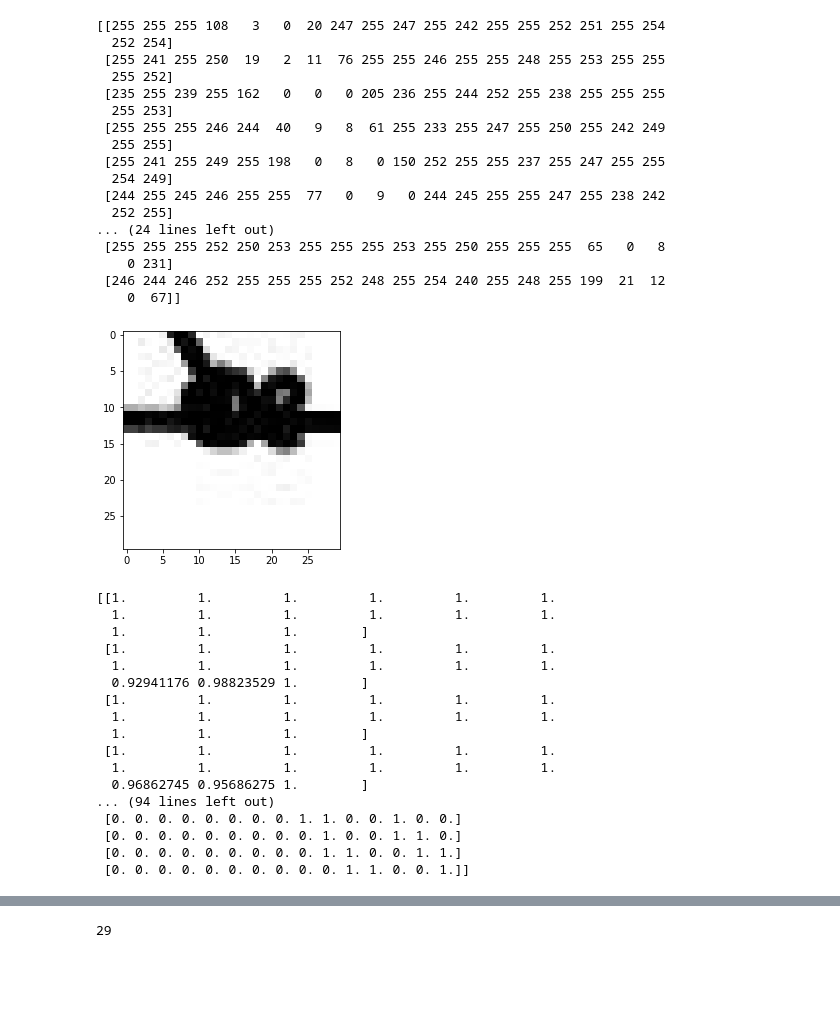
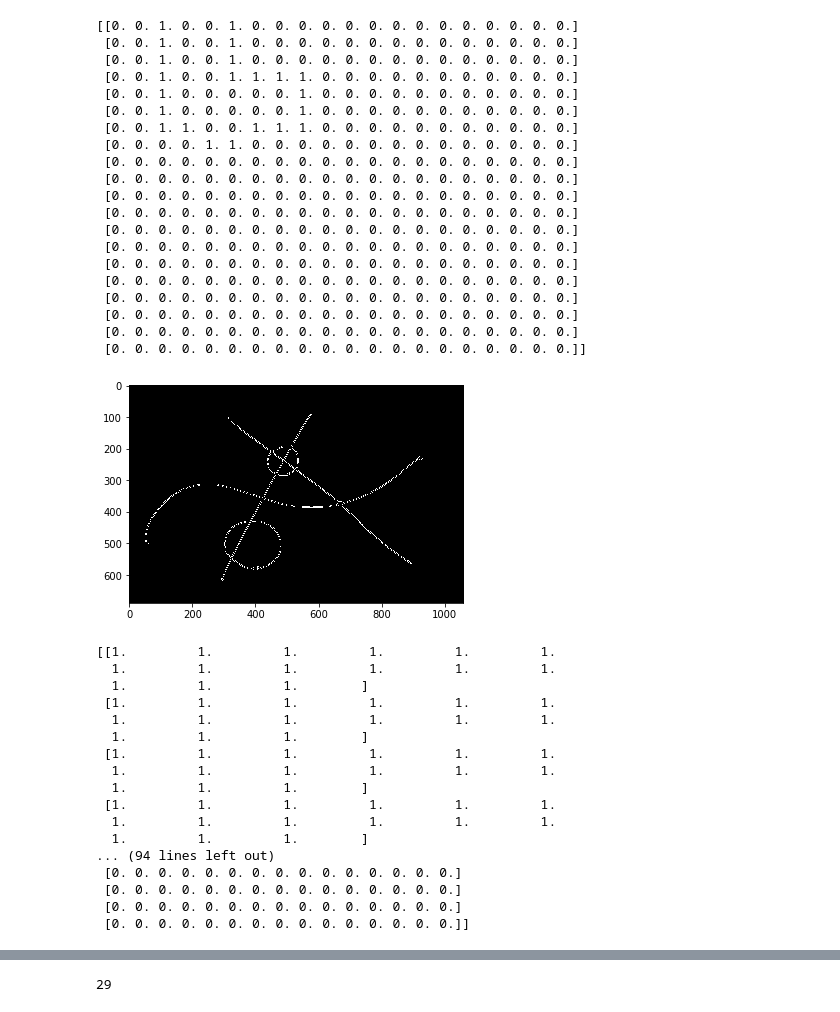
Before and after one commit to coderrg/Apollonius, a Jupyter notebook: development.ipynb, the cells around one changed output, grey strips where cells are left out. Saved outputs shown, nothing was run; the diff lists cells and outputs as text; code cells hidden in the pictures; blank space fills up the shorter version.

```diff
--- a/development.ipynb
+++ b/development.ipynb
@@ -6,33 +7,38 @@ from matplotlib import pyplot as plt
 # %%
-filename = 'tests/001.jpg'
-threshold = 0.1
+filename = 'cnn/data/test_images/test4.jpeg'
+threshold = 0.5
 img = cv2.imread(filename, 0)
 edges = cv2.Canny(img,100,200)
 rows = img.shape[0]
 cols = img.shape[1]
 
-plt.imshow(img[520:550, 470:500], cmap='gray')
-print(img[320:340, 360:380])
+plt.imshow(edges, cmap='gray')
+
+# plt.imshow(edges[600:640, 275:320], cmap='gray')
+print(edges[610:630, 290:310]/255)
 plt.show()
 # %% [output]
-[[255 255 255 108   3   0  20 247 255 247 255 242 255 255 252 251 255 254
-  252 254]
- [255 241 255 250  19   2  11  76 255 255 246 255 255 248 255 253 255 255
-  255 252]
- [235 255 239 255 162   0   0   0 205 236 255 244 252 255 238 255 255 255
-  255 253]
- [255 255 255 246 244  40   9   8  61 255 233 255 247 255 250 255 242 249
-  255 255]
- [255 241 255 249 255 198   0   8   0 150 252 255 255 237 255 247 255 255
-  254 249]
- [244 255 245 246 255 255  77   0   9   0 244 245 255 255 247 255 238 242
-  252 255]
-... (24 lines left out)
- [255 255 255 252 250 253 255 255 255 253 255 250 255 255 255  65   0   8
-    0 231]
- [246 244 246 252 255 255 255 252 248 255 254 240 255 248 255 199  21  12
-    0  67]]
+[[0. 0. 1. 0. 0. 1. 0. 0. 0. 0. 0. 0. 0. 0. 0. 0. 0. 0. 0. 0.]
+ [0. 0. 1. 0. 0. 1. 0. 0. 0. 0. 0. 0. 0. 0. 0. 0. 0. 0. 0. 0.]
+ [0. 0. 1. 0. 0. 1. 0. 0. 0. 0. 0. 0. 0. 0. 0. 0. 0. 0. 0. 0.]
+ [0. 0. 1. 0. 0. 1. 1. 1. 1. 0. 0. 0. 0. 0. 0. 0. 0. 0. 0. 0.]
+ [0. 0. 1. 0. 0. 0. 0. 0. 1. 0. 0. 0. 0. 0. 0. 0. 0. 0. 0. 0.]
+ [0. 0. 1. 0. 0. 0. 0. 0. 1. 0. 0. 0. 0. 0. 0. 0. 0. 0. 0. 0.]
+ [0. 0. 1. 1. 0. 0. 1. 1. 1. 0. 0. 0. 0. 0. 0. 0. 0. 0. 0. 0.]
+ [0. 0. 0. 0. 1. 1. 0. 0. 0. 0. 0. 0. 0. 0. 0. 0. 0. 0. 0. 0.]
+ [0. 0. 0. 0. 0. 0. 0. 0. 0. 0. 0. 0. 0. 0. 0. 0. 0. 0. 0. 0.]
+ [0. 0. 0. 0. 0. 0. 0. 0. 0. 0. 0. 0. 0. 0. 0. 0. 0. 0. 0. 0.]
+ [0. 0. 0. 0. 0. 0. 0. 0. 0. 0. 0. 0. 0. 0. 0. 0. 0. 0. 0. 0.]
+ [0. 0. 0. 0. 0. 0. 0. 0. 0. 0. 0. 0. 0. 0. 0. 0. 0. 0. 0. 0.]
+ [0. 0. 0. 0. 0. 0. 0. 0. 0. 0. 0. 0. 0. 0. 0. 0. 0. 0. 0. 0.]
+ [0. 0. 0. 0. 0. 0. 0. 0. 0. 0. 0. 0. 0. 0. 0. 0. 0. 0. 0. 0.]
+ [0. 0. 0. 0. 0. 0. 0. 0. 0. 0. 0. 0. 0. 0. 0. 0. 0. 0. 0. 0.]
+ [0. 0. 0. 0. 0. 0. 0. 0. 0. 0. 0. 0. 0. 0. 0. 0. 0. 0. 0. 0.]
+ [0. 0. 0. 0. 0. 0. 0. 0. 0. 0. 0. 0. 0. 0. 0. 0. 0. 0. 0. 0.]
+ [0. 0. 0. 0. 0. 0. 0. 0. 0. 0. 0. 0. 0. 0. 0. 0. 0. 0. 0. 0.]
+ [0. 0. 0. 0. 0. 0. 0. 0. 0. 0. 0. 0. 0. 0. 0. 0. 0. 0. 0. 0.]
+ [0. 0. 0. 0. 0. 0. 0. 0. 0. 0. 0. 0. 0. 0. 0. 0. 0. 0. 0. 0.]]
-[figure, old version]
+[figure, new version]
 # %%
 # MinMax Scaler
 def minmaxScaler(image):
@@ -56,18 +62,18 @@ new_array = np.array(edges)
   1.         1.         1.        ]
  [1.         1.         1.         1.         1.         1.
   1.         1.         1.         1.         1.         1.
-  0.92941176 0.98823529 1.        ]
+  1.         1.         1.        ]
  [1.         1.         1.         1.         1.         1.
   1.         1.         1.         1.         1.         1.
   1.         1.         1.        ]
  [1.         1.         1.         1.         1.         1.
   1.         1.         1.         1.         1.         1.
-  0.96862745 0.95686275 1.        ]
+  1.         1.         1.        ]
 ... (94 lines left out)
- [0. 0. 0. 0. 0. 0. 0. 0. 1. 1. 0. 0. 1. 0. 0.]
- [0. 0. 0. 0. 0. 0. 0. 0. 0. 1. 0. 0. 1. 1. 0.]
- [0. 0. 0. 0. 0. 0. 0. 0. 0. 1. 1. 0. 0. 1. 1.]
- [0. 0. 0. 0. 0. 0. 0. 0. 0. 0. 1. 1. 0. 0. 1.]]
+ [0. 0. 0. 0. 0. 0. 0. 0. 0. 0. 0. 0. 0. 0. 0.]
+ [0. 0. 0. 0. 0. 0. 0. 0. 0. 0. 0. 0. 0. 0. 0.]
+ [0. 0. 0. 0. 0. 0. 0. 0. 0. 0. 0. 0. 0. 0. 0.]
+ [0. 0. 0. 0. 0. 0. 0. 0. 0. 0. 0. 0. 0. 0. 0.]]
 # %%
 # Threshold Image
 def thresholdImage(image, threshold):
```
Also changed, not shown: parts of 8 cells of this notebook, 7 other files.
